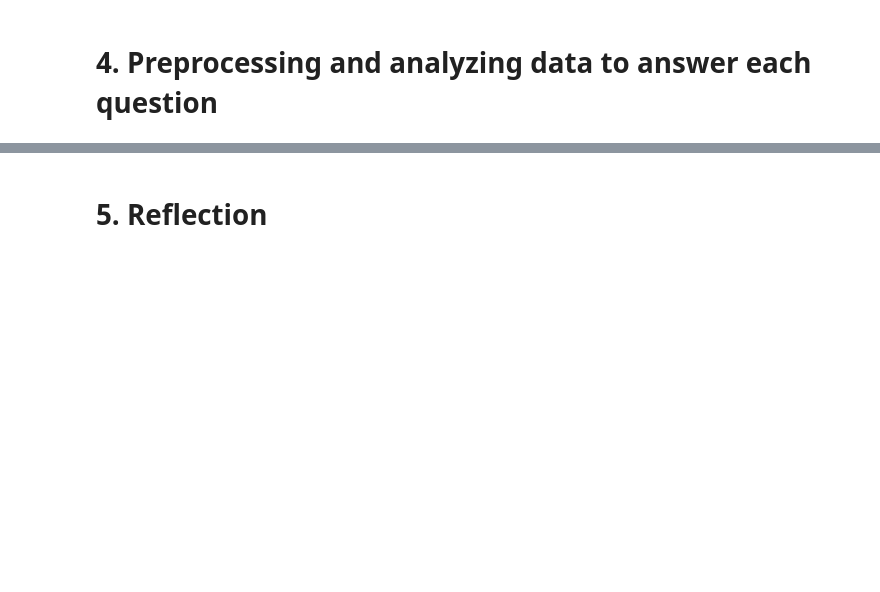
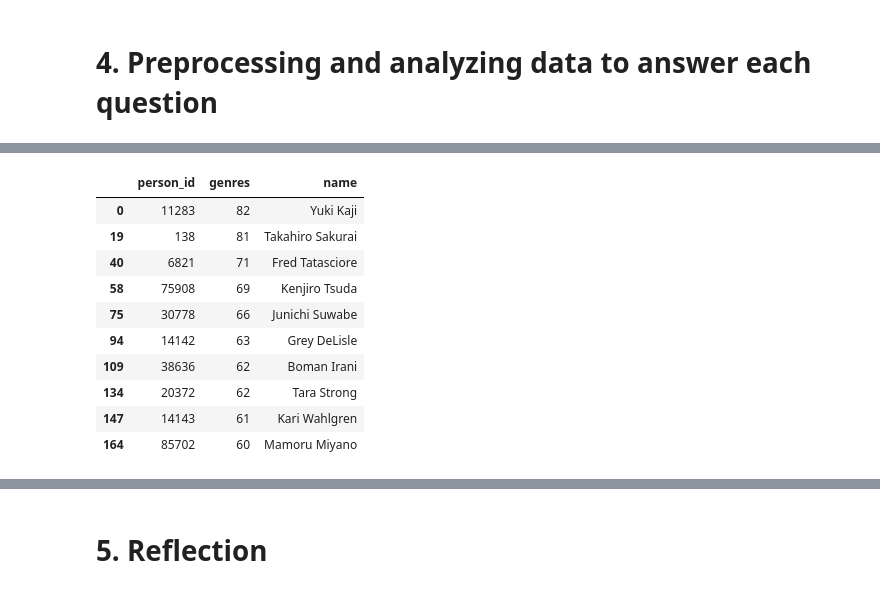
Before and after one commit to lephu13502/Movies-and-TV-Shows-Analysis, a Jupyter notebook: NetflixMoviesAndTVShows.ipynb, the cells around one changed output, grey strips where cells are left out. Drawn from its saved outputs; the diff is of its cells as text; code cells hidden in the pictures; blank space fills up the shorter version.

```diff
--- a/NetflixMoviesAndTVShows.ipynb
+++ b/NetflixMoviesAndTVShows.ipynb
@@ -253,0 +343,27 @@ non_nummeric_col_info_credit
+# %%
+most_genres_actor = credits_df[credits_df['role'] == 'ACTOR']
+#with each id of actor, find the movie name in titles_df and get the genres of each movie
+most_genres_actor = most_genres_actor.merge(titles_df[['id', 'genres']], on='id', how='left')
+#group by person_id and sum the genres of each actor
+most_genres_actor = most_genres_actor.groupby('person_id')['genres'].sum().reset_index()
+#count the number of genres of each actor
+most_genres_actor['genres'] = most_genres_actor['genres'].apply(lambda x: len(x.split(',')))
+#sort the data by genres by highest to lowest
+most_genres_actor = most_genres_actor.sort_values(by='genres', ascending=False).reset_index(drop=True)
+#merge the data with credits_df to get the name of actor
+most_genres_actor = most_genres_actor.merge(credits_df[['person_id', 'name']], on='person_id', how='left')
+#drop the duplicate name
+most_genres_actor = most_genres_actor.drop_duplicates(subset=['name'])
+most_genres_actor.head(10)
+# %% [output]
+|  | person_id | genres | name |
+| 0 | 11283 | 82 | Yuki Kaji |
+| 19 | 138 | 81 | Takahiro Sakurai |
+| 40 | 6821 | 71 | Fred Tatasciore |
+| 58 | 75908 | 69 | Kenjiro Tsuda |
+| 75 | 30778 | 66 | Junichi Suwabe |
+| 94 | 14142 | 63 | Grey DeLisle |
+| 109 | 38636 | 62 | Boman Irani |
+| 134 | 20372 | 62 | Tara Strong |
+| 147 | 14143 | 61 | Kari Wahlgren |
+| 164 | 85702 | 60 | Mamoru Miyano |
```
Also changed, not shown: parts of 25 cells of this notebook.
